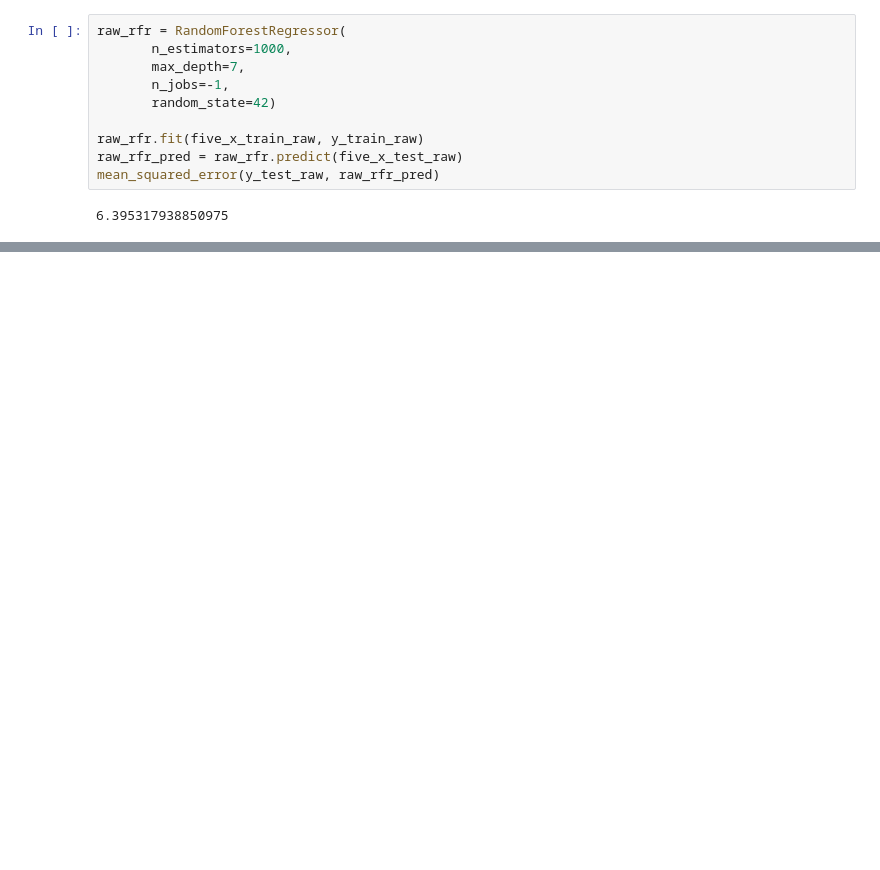
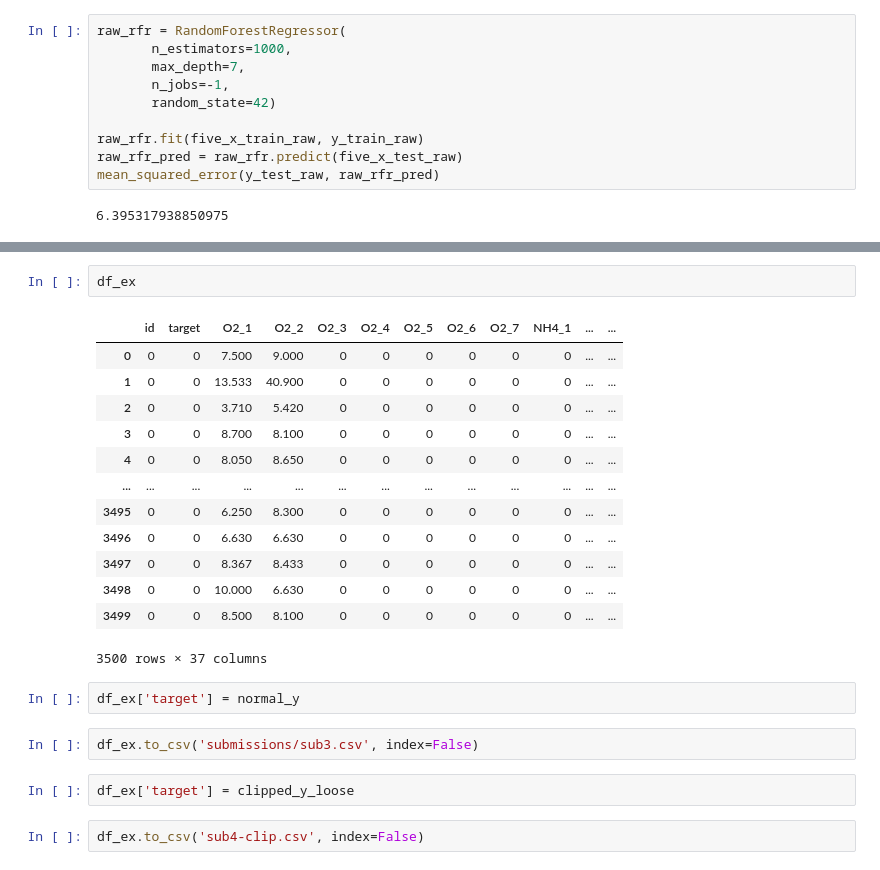
Before and after one commit to ameram/dissolved_o2_augmentation, a Jupyter notebook: playground_3-21.ipynb, the cells around one changed output, grey strips where cells are left out. Drawn from its saved outputs; the diff is of its cells as text; blank space fills up the shorter version.

```diff
--- a/playground_3-21.ipynb
+++ b/playground_3-21.ipynb
@@ -685,0 +818,24 @@ Third time says it all, since all of the values of normalized and clipped data s
+# %%
+df_ex
+# %% [output]
+|  | id | target | O2_1 | O2_2 | O2_3 | O2_4 | O2_5 | O2_6 | O2_7 | NH4_1 | ... | ... |
+| 0 | 0 | 0 | 7.500 | 9.000 | 0 | 0 | 0 | 0 | 0 | 0 | ... | ... |
+| 1 | 0 | 0 | 13.533 | 40.900 | 0 | 0 | 0 | 0 | 0 | 0 | ... | ... |
+| 2 | 0 | 0 | 3.710 | 5.420 | 0 | 0 | 0 | 0 | 0 | 0 | ... | ... |
+| 3 | 0 | 0 | 8.700 | 8.100 | 0 | 0 | 0 | 0 | 0 | 0 | ... | ... |
+| 4 | 0 | 0 | 8.050 | 8.650 | 0 | 0 | 0 | 0 | 0 | 0 | ... | ... |
+| ... | ... | ... | ... | ... | ... | ... | ... | ... | ... | ... | ... | ... |
+| 3495 | 0 | 0 | 6.250 | 8.300 | 0 | 0 | 0 | 0 | 0 | 0 | ... | ... |
+| 3496 | 0 | 0 | 6.630 | 6.630 | 0 | 0 | 0 | 0 | 0 | 0 | ... | ... |
+| 3497 | 0 | 0 | 8.367 | 8.433 | 0 | 0 | 0 | 0 | 0 | 0 | ... | ... |
+| 3498 | 0 | 0 | 10.000 | 6.630 | 0 | 0 | 0 | 0 | 0 | 0 | ... | ... |
+| 3499 | 0 | 0 | 8.500 | 8.100 | 0 | 0 | 0 | 0 | 0 | 0 | ... | ... |
+3500 rows × 37 columns
+# %%
+df_ex['target'] = normal_y
+# %%
+df_ex.to_csv('submissions/sub3.csv', index=False)
+# %%
+df_ex['target'] = clipped_y_loose
+# %%
+df_ex.to_csv('sub4-clip.csv', index=False)
```
Also changed, not shown: parts of 18 cells of this notebook.
